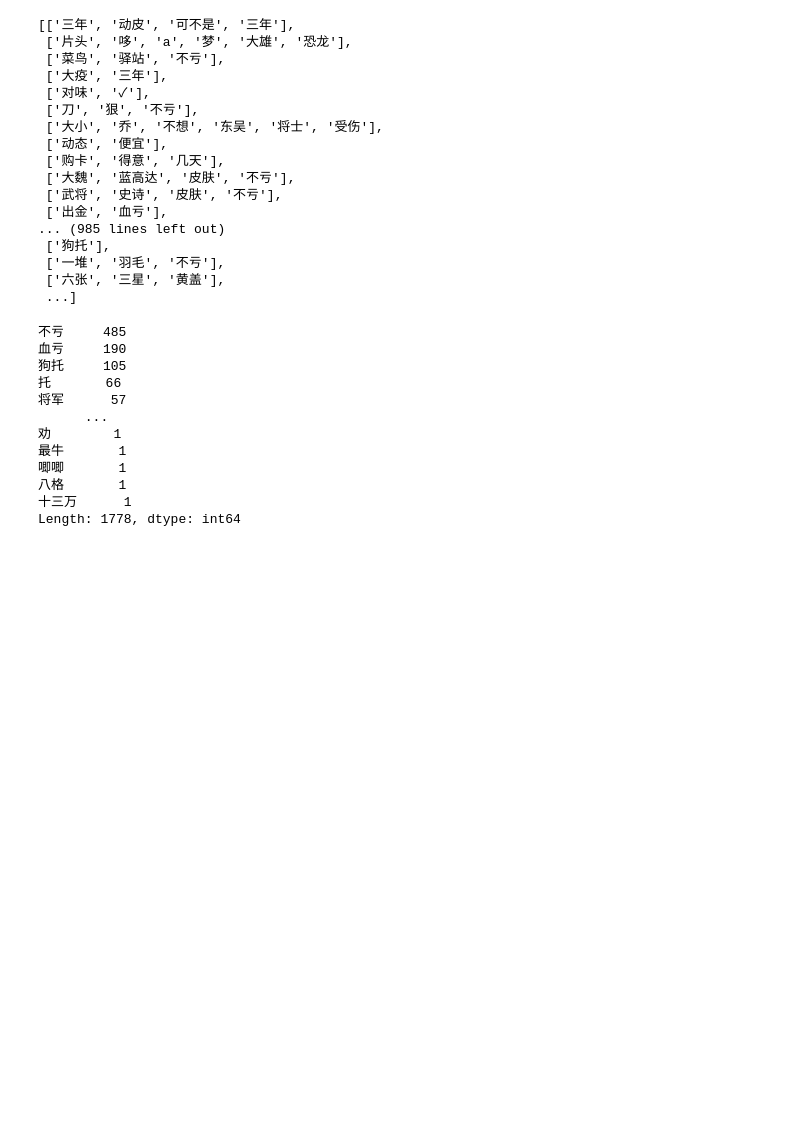
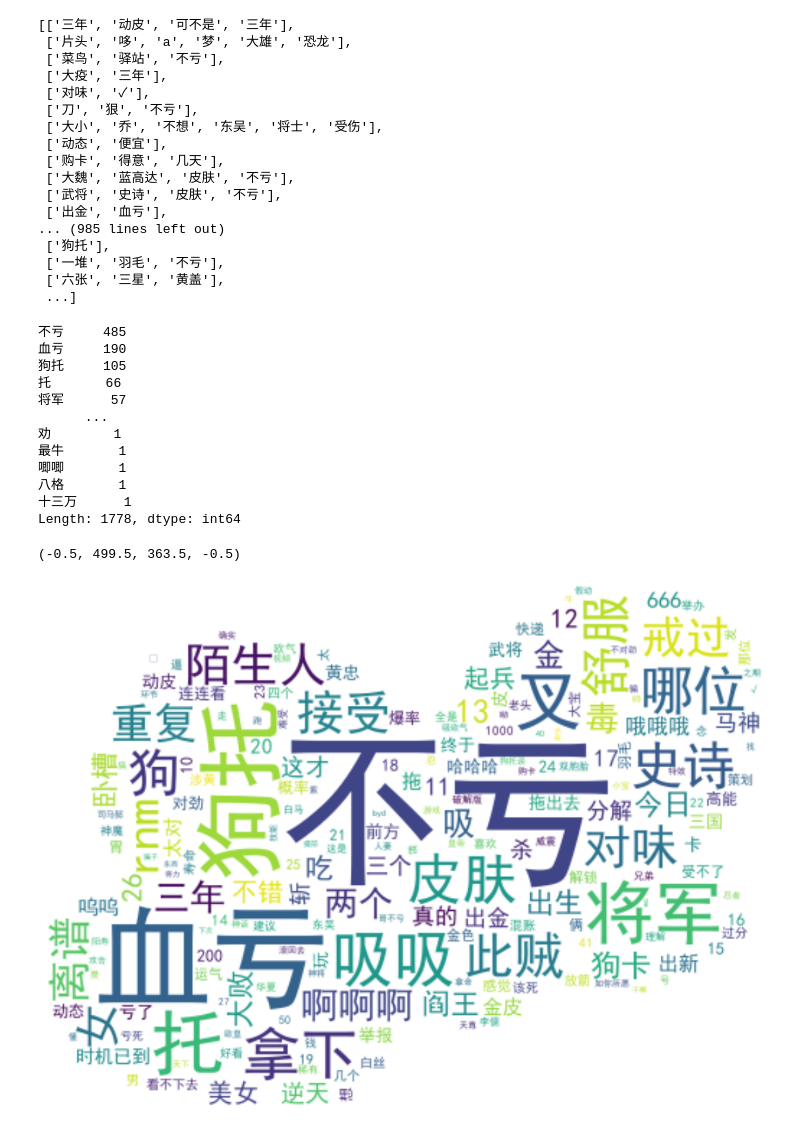
Before and after one commit to lmyljjljh/shujufenxi, a Jupyter notebook: 商务数据分析/骠骑大将军.ipynb, the cells around one changed output. Cells and saved outputs as stored; diff of their text form; code cells hidden in the pictures; blank space fills up the shorter version.

```diff
--- a/商务数据分析/骠骑大将军.ipynb
+++ b/商务数据分析/骠骑大将军.ipynb
@@ -128,3 +128,22 @@ word_yun1
 八格       1
 十三万      1
 Length: 1778, dtype: int64
+# %%
+#绘制词云图
+import matplotlib.pyplot as plt
+from wordcloud import WordCloud
+pic=plt.imread("d:/aa/心.jpg")
+
+#字体：simfang.ttf   simhei.TTF
+word_cloud=WordCloud(mask=pic,background_color='white', width=1024, height=768, font_path=u"c:/windows/fonts/simhei.TTF")
+
+word_cloud.fit_words(word_yun1)
+
+plt.figure(figsize=(20,20))  #单位为英寸
+
+plt.imshow(word_cloud,interpolation='bilinear') #双线性插值法显示
+
+plt.axis("off")  #不显示坐标轴
+# %% [output]
+(-0.5, 499.5, 363.5, -0.5)
+[figure, added]
```
Also changed, not shown: parts of 2 cells of this notebook, 1 other file.
